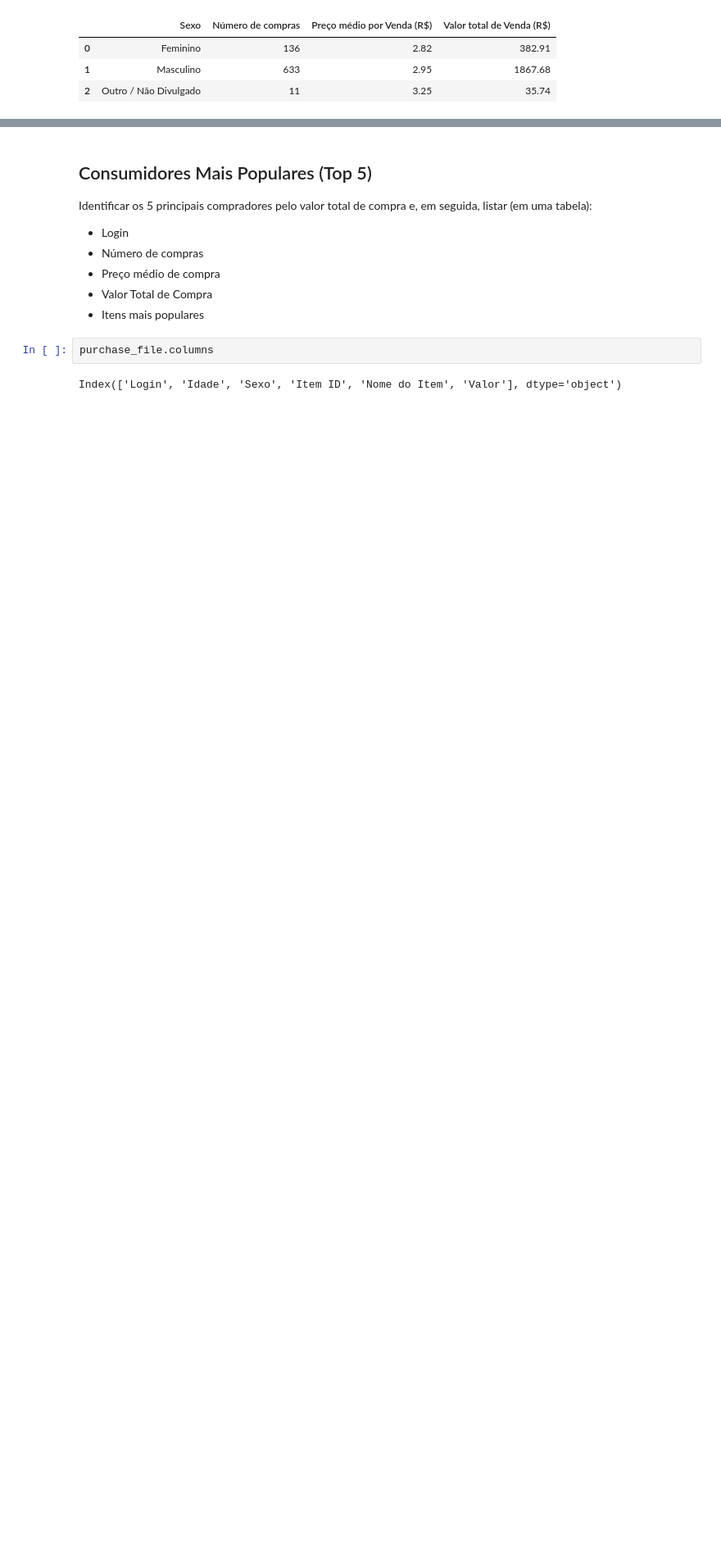
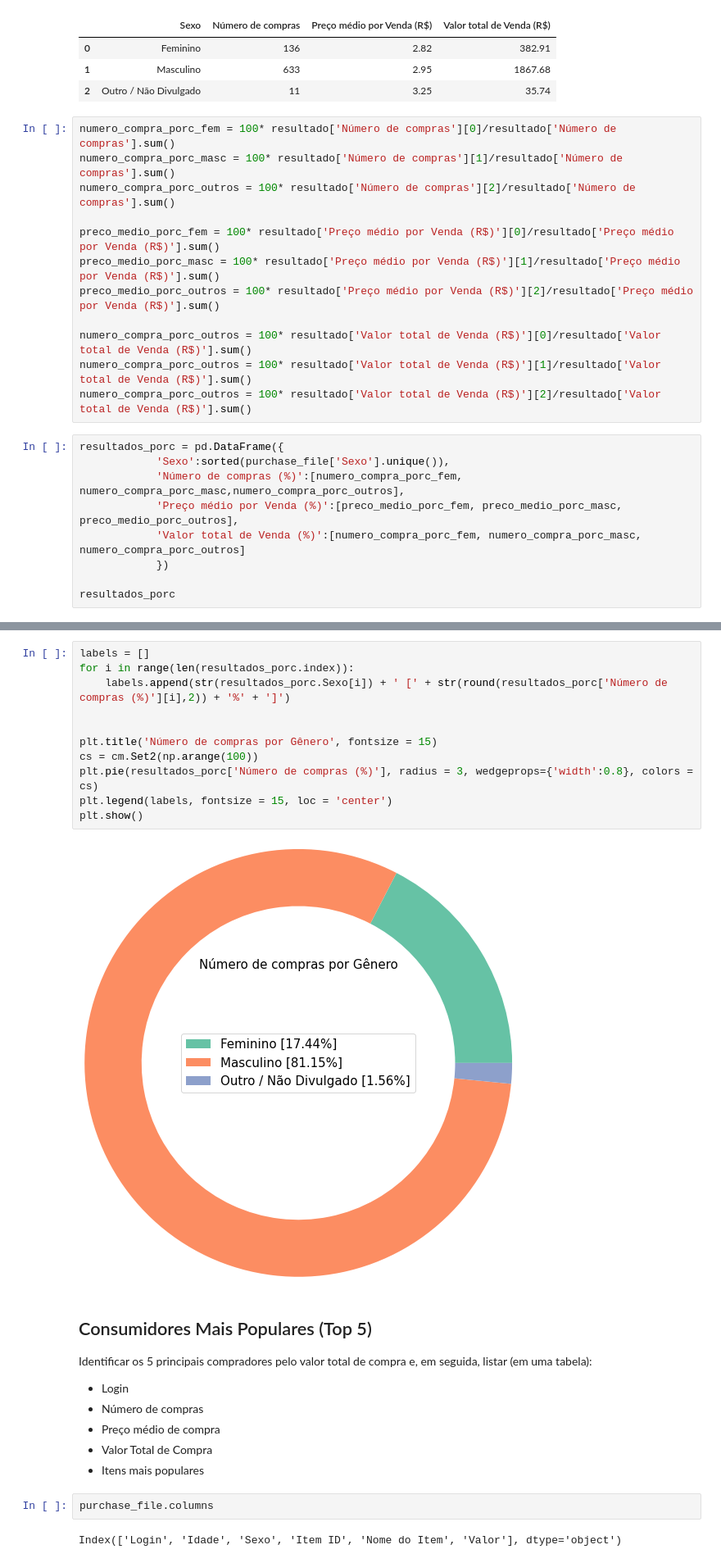
Before and after one commit to taticorrea/dataanalytics, a Jupyter notebook: Projeto1 - Análise do comportamento de compra dos consumidores.ipynb, the cells around one changed output, grey strips where cells are left out. Shown at 82% size. Drawn from its saved outputs; the diff is of its cells as text; blank space fills up the shorter version.

Commit message:
Analise do comportamento de compra dos consumidores

```diff
--- a/Projeto1 - Análise do comportamento de compra dos consumidores.ipynb
+++ b/Projeto1 - Análise do comportamento de compra dos consumidores.ipynb
@@ -181,3 +206,24 @@ resultado
 | 0 | Feminino | 136 | 2.82 | 382.91 |
 | 1 | Masculino | 633 | 2.95 | 1867.68 |
 | 2 | Outro / Não Divulgado | 11 | 3.25 | 35.74 |
+# %%
+numero_compra_porc_fem = 100* resultado['Número de compras'][0]/resultado['Número de compras'].sum()
+numero_compra_porc_masc = 100* resultado['Número de compras'][1]/resultado['Número de compras'].sum()
+numero_compra_porc_outros = 100* resultado['Número de compras'][2]/resultado['Número de compras'].sum()
+
+preco_medio_porc_fem = 100* resultado['Preço médio por Venda (R$)'][0]/resultado['Preço médio por Venda (R$)'].sum()
+preco_medio_porc_masc = 100* resultado['Preço médio por Venda (R$)'][1]/resultado['Preço médio por Venda (R$)'].sum()
+preco_medio_porc_outros = 100* resultado['Preço médio por Venda (R$)'][2]/resultado['Preço médio por Venda (R$)'].sum()
+
+numero_compra_porc_outros = 100* resultado['Valor total de Venda (R$)'][0]/resultado['Valor total de Venda (R$)'].sum()
+numero_compra_porc_outros = 100* resultado['Valor total de Venda (R$)'][1]/resultado['Valor total de Venda (R$)'].sum()
+numero_compra_porc_outros = 100* resultado['Valor total de Venda (R$)'][2]/resultado['Valor total de Venda (R$)'].sum()
+# %%
+resultados_porc = pd.DataFrame({
+            'Sexo':sorted(purchase_file['Sexo'].unique()),
+            'Número de compras (%)':[numero_compra_porc_fem, numero_compra_porc_masc,numero_compra_porc_outros],
+            'Preço médio por Venda (%)':[preco_medio_porc_fem, preco_medio_porc_masc, preco_medio_porc_outros],
+            'Valor total de Venda (%)':[numero_compra_porc_fem, numero_compra_porc_masc, numero_compra_porc_outros]
+            })
+
+resultados_porc
@@ -184,3 +239,16 @@ resultado
+# %%
+labels = []
+for i in range(len(resultados_porc.index)):
+    labels.append(str(resultados_porc.Sexo[i]) + ' [' + str(round(resultados_porc['Número de compras (%)'][i],2)) + '%' + ']')
+
+
+plt.title('Número de compras por Gênero', fontsize = 15)
+cs = cm.Set2(np.arange(100))
+plt.pie(resultados_porc['Número de compras (%)'], radius = 3, wedgeprops={'width':0.8}, colors = cs)
+plt.legend(labels, fontsize = 15, loc = 'center')
+plt.show()
+# %% [output]
+[figure, added]
 # %% [markdown]
 ## Consumidores Mais Populares (Top 5)
 Identificar os 5 principais compradores pelo valor total de compra e, em seguida, listar (em uma tabela):
```
Also changed, not shown: parts of 13 cells of this notebook.
